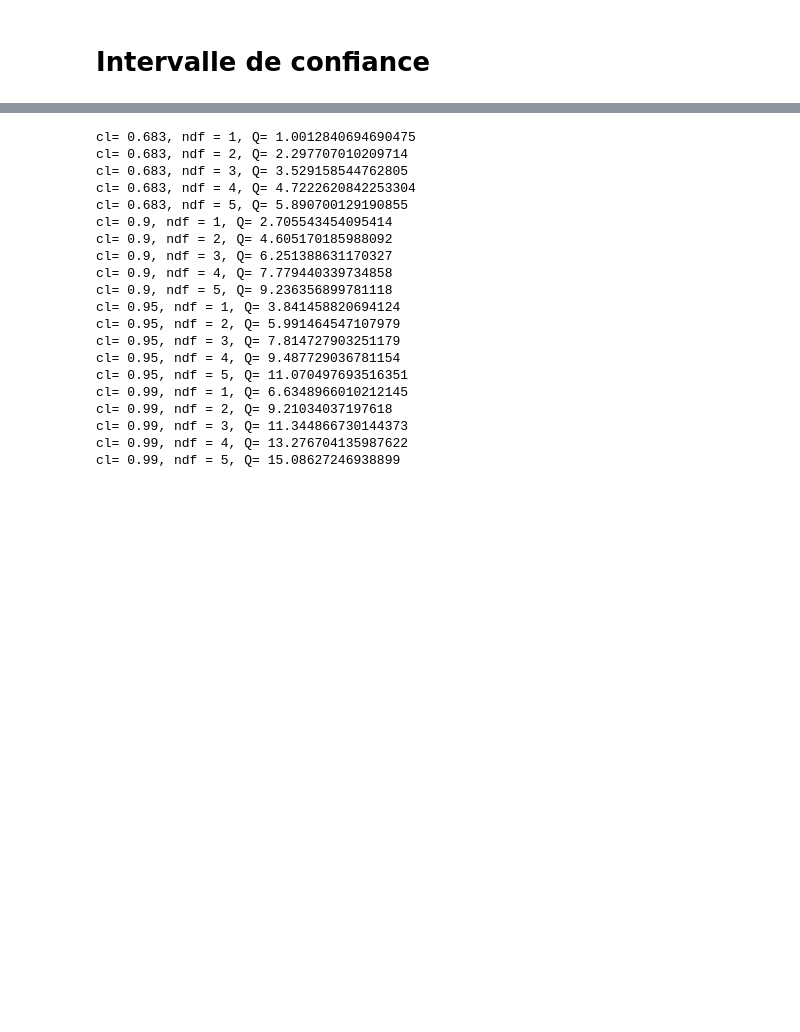
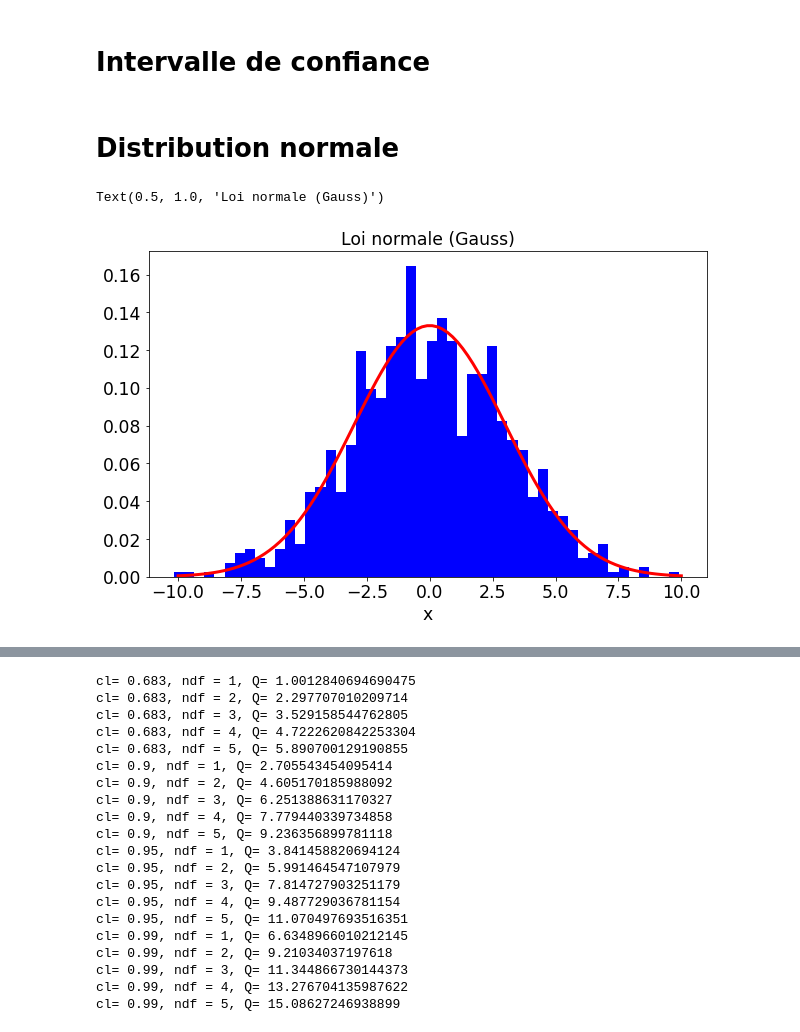
Before and after one commit to sylvielsstfr/StageM12021, a Jupyter notebook: notebooks/ConfidIntervals/ConfidenceInterval.ipynb, the cells around one changed output, grey strips where cells are left out. Saved outputs shown, nothing was run; the diff lists cells and outputs as text; code cells hidden in the pictures; blank space fills up the shorter version.

```diff
--- a/notebooks/ConfidIntervals/ConfidenceInterval.ipynb
+++ b/notebooks/ConfidIntervals/ConfidenceInterval.ipynb
@@ -20,3 +21,20 @@ cbformat.set_powerlimits((-3,3))
 from scipy.stats import stats
 from scipy.stats import chi2
 from scipy.stats import multivariate_normal
+# %% [markdown]
+# Distribution normale
+# %%
+x=np.linspace(-10,10,100)
+y=norm.pdf(x,0,3)
+# %%
+sample=norm.rvs(loc=0, scale=3, size=1000, random_state=None)
+# %%
+fig=plt.figure(figsize=(10,6))
+ax1=fig.add_subplot(111)
+ax1.plot(x,y,'r-',lw=3)
+ax1.hist(sample,bins=50,density=True,facecolor="blue");
+ax1.set_xlabel("x")
+ax1.set_title("Loi normale (Gauss)")
+# %% [output]
+Text(0.5, 1.0, 'Loi normale (Gauss)')
+[figure, added]
```
Also changed, not shown: parts of 8 cells of this notebook.
